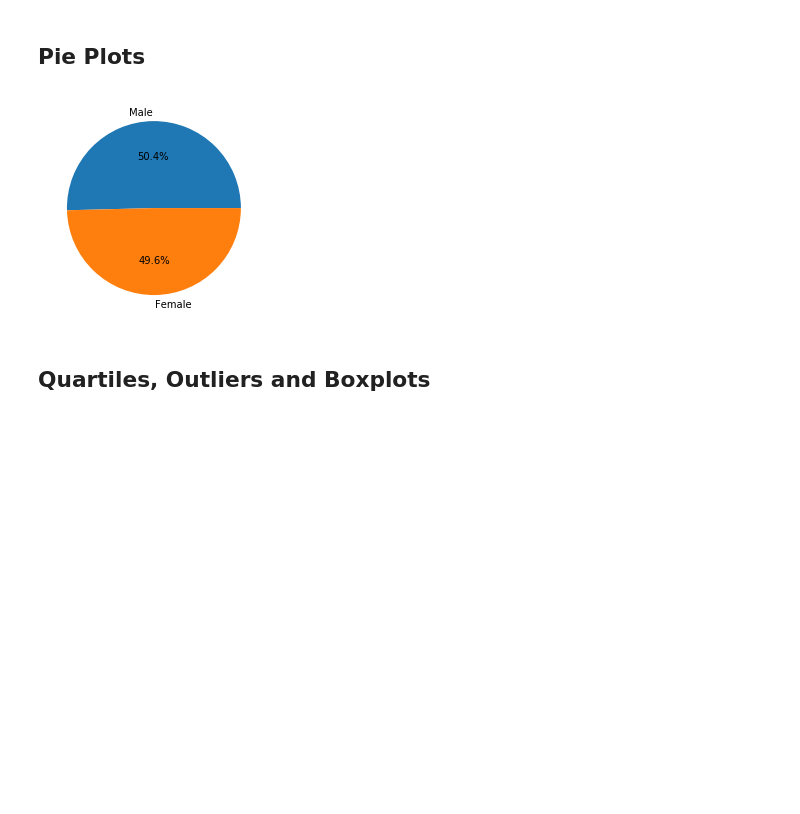
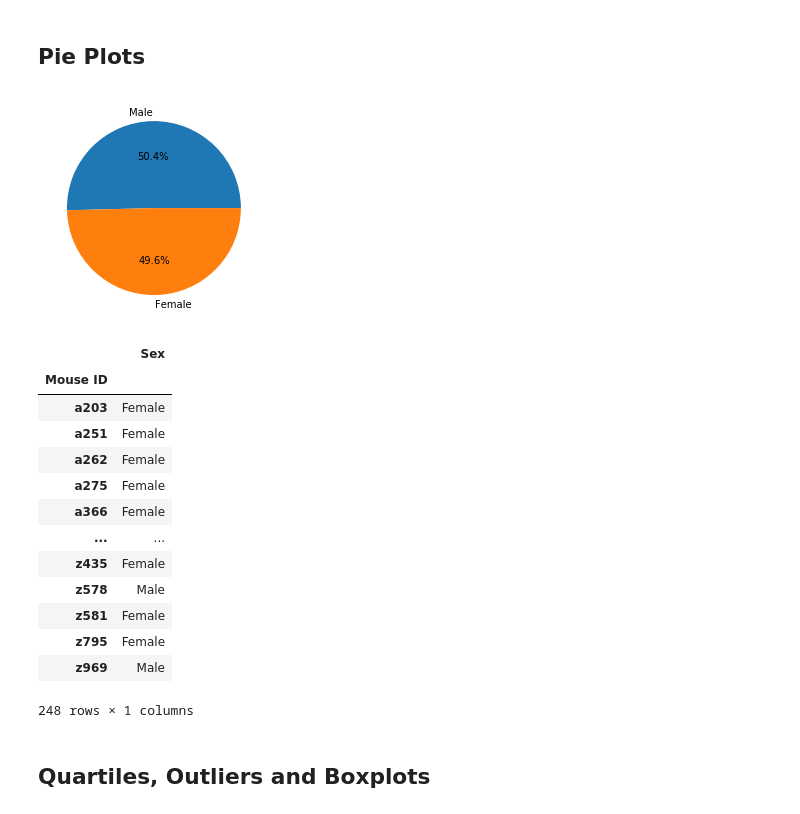
Before and after one commit to Terrence-Cummings/matplotlib-challenge, a Jupyter notebook: Pymaceuticals/pymaceuticals_TC_v1.ipynb, the cells around one changed output. Drawn from its saved outputs; the diff is of its cells as text; code cells hidden in the pictures; blank space fills up the shorter version.

```diff
--- a/Pymaceuticals/pymaceuticals_TC_v1.ipynb
+++ b/Pymaceuticals/pymaceuticals_TC_v1.ipynb
@@ -179,19 +177,35 @@ plt.show()
 # %%
 ####Generate a pie plot showing the distribution of female versus male mice using pyplot
 
-#Group mice by sex
+#Group mice by Mouse ID
 MouseID_grouped = no_dups_mouse_study_df.groupby(['Mouse ID'])
 
-#Grab the first occurence of each by sex grouping to get a clean table of unique mouse ID's and their sex
+#Grab the first occurence of each grouping to get a clean table of unique mouse ID's and their sex
 MouseID_sex = pd.DataFrame(MouseID_grouped['Sex'].first())
 
 #Create table of mouse gender and count
 gender = pd.DataFrame(MouseID_sex['Sex'].value_counts())
 
 #Pie plot of gender
 plt.pie(gender['Sex'], labels=gender.index, autopct='%1.1f%%')
 plt.show()
+
+MouseID_sex
 # %% [output]
 [figure]
+|  | Sex |
+| Mouse ID |  |
+| a203 | Female |
+| a251 | Female |
+| a262 | Female |
+| a275 | Female |
+| a366 | Female |
+| ... | ... |
+| z435 | Female |
+| z578 | Male |
+| z581 | Female |
+| z795 | Female |
+| z969 | Male |
+248 rows × 1 columns
 # %% [markdown]
 ## Quartiles, Outliers and Boxplots
```
Also changed, not shown: parts of 3 cells of this notebook.
